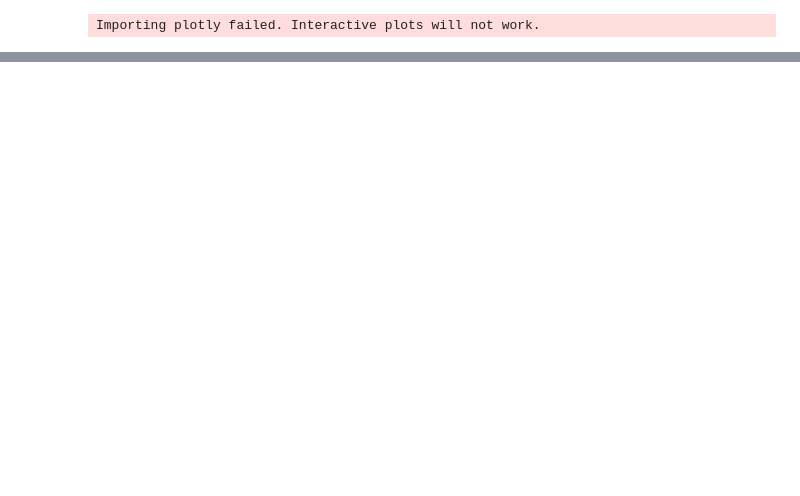
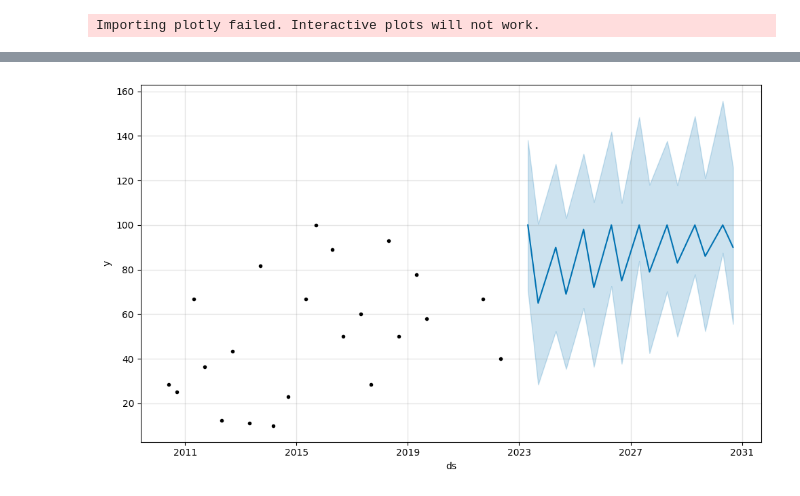
Before and after one commit to Shenchii/SeeKampus_Flask, a Jupyter notebook: Backend/Time Series/BSElectrical_Time_Series.ipynb, the cells around one changed output, grey strips where cells are left out. Drawn from its saved outputs; the diff is of its cells as text; code cells hidden in the pictures; blank space fills up the shorter version.

```diff
--- a/Backend/Time Series/BSElectrical_Time_Series.ipynb
+++ b/Backend/Time Series/BSElectrical_Time_Series.ipynb
@@ -21,11 +21,12 @@ m.add_seasonality(name='semi-annual', period=365.25/2, fourier_order=10)
 letran_electrical_model = m.fit(letran_electrical)
 
 # Create a list of dates for which you want to make predictions
-specific_dates = [datetime(2023, 4, 28), datetime(2023, 10, 4), datetime(2024, 4, 28), datetime(2024, 10, 4), datetime(2025, 4, 28), datetime(2025, 10, 4), datetime(2026, 4, 28), datetime(2026, 10, 4), datetime(2027, 4, 28), datetime(2027, 10, 4), datetime(2028, 4, 28), datetime(2028, 10, 4), datetime(2029, 4, 28), datetime(2029, 10, 4), datetime(2030, 4, 28), datetime(2030, 10, 4)]
+specific_dates = [datetime(2023, 4, 24), datetime(2023, 9, 6), datetime(2024, 4, 24), datetime(2024, 9, 6), datetime(2025, 4, 24), datetime(2025, 9, 6), datetime(2026, 4, 24), datetime(2026, 9, 6), datetime(2027, 4, 24), datetime(2027, 9, 6), datetime(2028, 4, 24), datetime(2028, 9, 6), datetime(2029, 4, 24), datetime(2029, 9, 6), datetime(2030, 4, 24), datetime(2030, 9, 6)]
+
 
 # Create a dataframe with those specific dates
-_future = pd.DataFrame({'ds': specific_dates})
+letran_electrical_future = pd.DataFrame({'ds': specific_dates})
 
 # Get predictions for those specific dates
-_forecast = m.predict(_future)
-_forecast['yhat'] = _forecast['yhat'].clip(lower=0, upper=100).round()
+letran_electrical_forecast = m.predict(letran_electrical_future)
+letran_electrical_forecast['yhat'] = letran_electrical_forecast['yhat'].clip(lower=0, upper=100).round()
@@ -31,0 +56,4 @@ _forecast['yhat'] = _forecast['yhat'].clip(lower=0, upper=100).round()
+# %%
+letran_electrical_plot = m.plot(letran_electrical_forecast)
+# %% [output]
+[figure, added]
```
Also changed, not shown: parts of 8 cells of this notebook, 11 other files.
